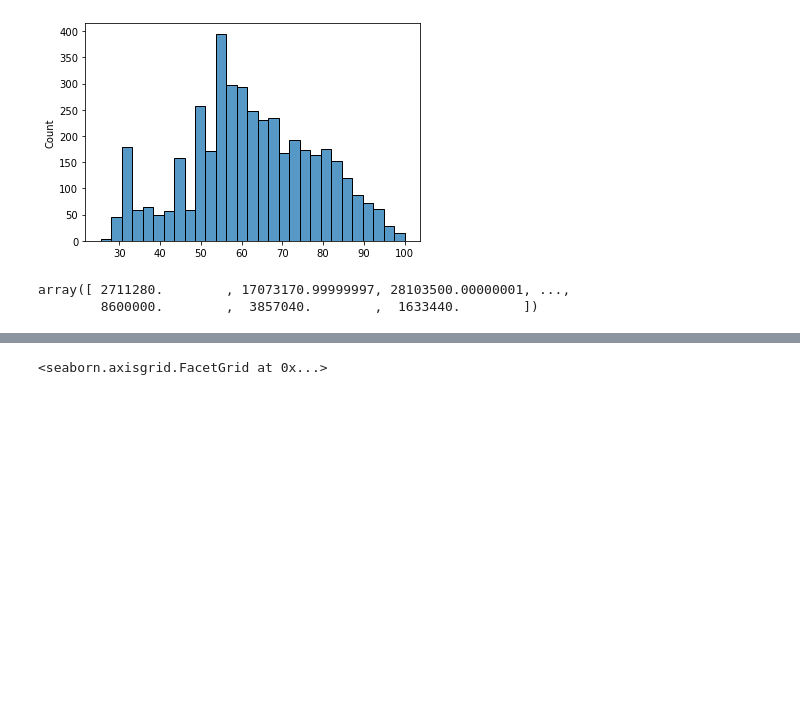
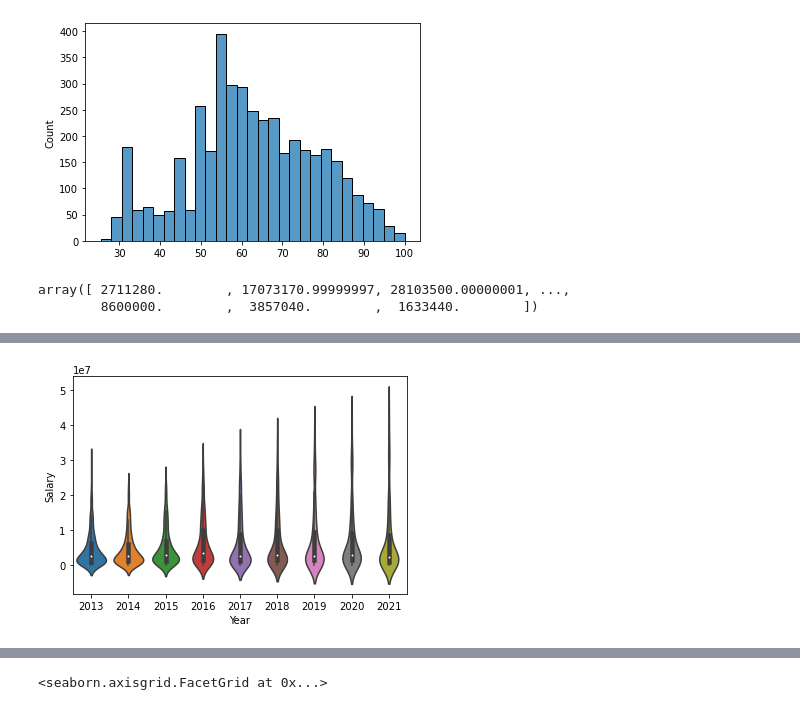
Before and after one commit to davekacz/NBA_Salary_Prediction, a Jupyter notebook: data_explore.ipynb, the cells around one changed output, grey strips where cells are left out. Cells and saved outputs as stored; diff of their text form; code cells hidden in the pictures; blank space fills up the shorter version.

```diff
--- a/data_explore.ipynb
+++ b/data_explore.ipynb
@@ -36,6 +38,8 @@ from scipy import stats
 
 boxcox_y = stats.boxcox(df['Salary'])[0]
 parameter = stats.boxcox(df['Salary'])[1]
+# %%
+df['Salary_BoxCox'] = boxcox_y
 # %%
 #much lower skew close to 0
 
@@ -60,0 +69,4 @@ array([ 2711280.        , 17073170.99999997, 28103500.00000001, ...,
+# %%
+ax = sns.violinplot(x="Year", y="Salary", data=df)
+# %% [output]
+[figure, added]
```
Also changed, not shown: parts of 3 cells of this notebook, 3 other files.
